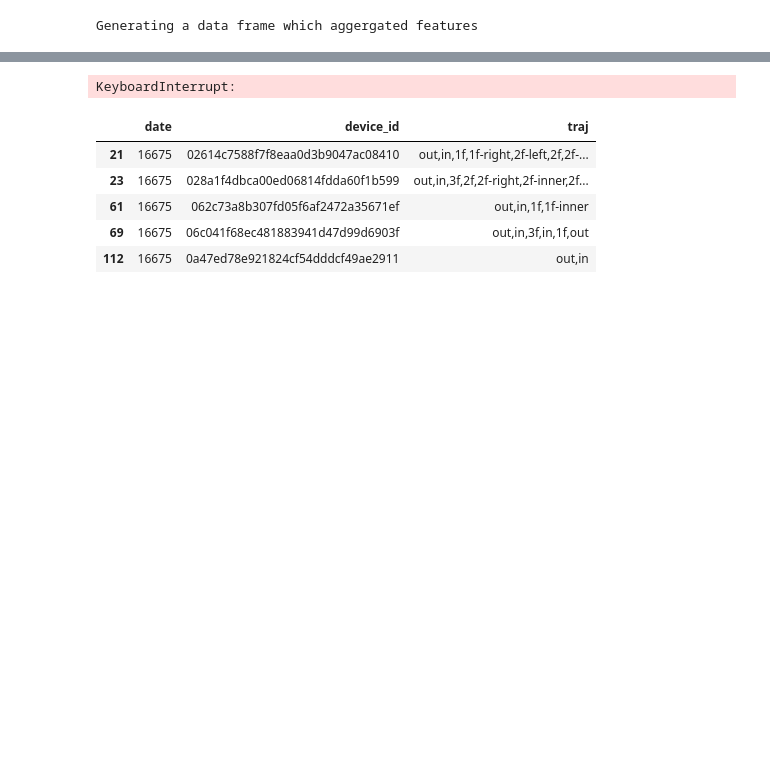
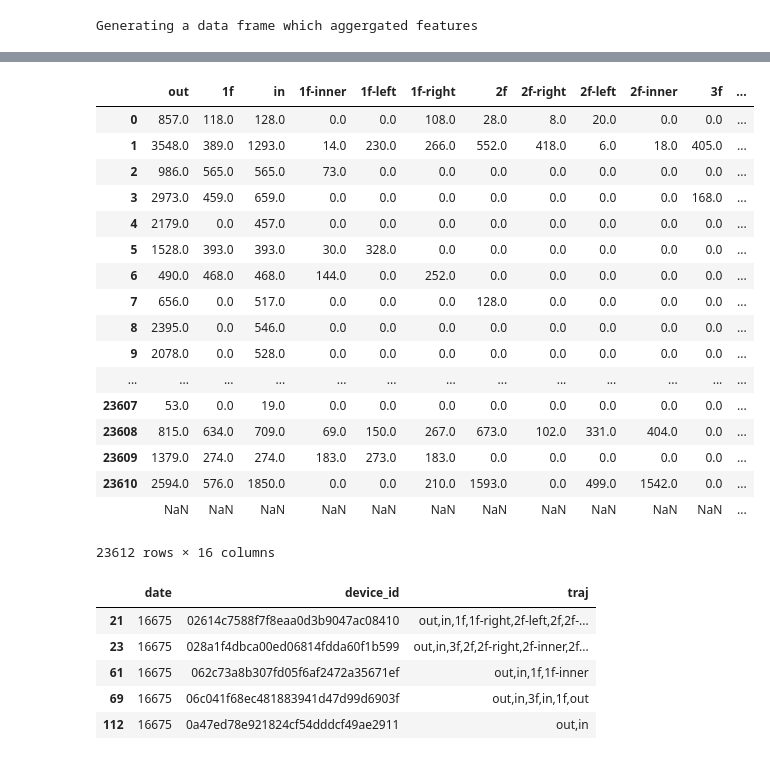
Before and after one commit to Yoo-Ju/MSRA_proposal_wifi_log, a Jupyter notebook: notebook/Preliminary_model(Index_each_moving_patterns).ipynb, the cells around one changed output, grey strips where cells are left out. Saved outputs shown, nothing was run; the diff lists cells and outputs as text; code cells hidden in the pictures; blank space fills up the shorter version.

```diff
--- a/notebook/Preliminary_model(Index_each_moving_patterns).ipynb
+++ b/notebook/Preliminary_model(Index_each_moving_patterns).ipynb
@@ -307,0 +502,2 @@ df.head(5)
+# %%
+mpframe2 = pd.concat((mpframe, extft), axis=1)
@@ -308,10 +525,66 @@ df.head(5)
+# %%
+mpframe2['date'] = mpframe2['date_device_id'].apply(lambda x: int(x[:5]))
+mpframe2['device_id'] = mpframe2['date_device_id'].apply(lambda x: x[6:])
+# %%
+### Count visit_counts for each user (history)
+
+mpframe2.loc[:,'cnt'] = 1
+mpframe2['new_visit_count'] = mpframe2[['device_id', 'cnt']].groupby('device_id').cumsum()
+# %%
+# trajs = trajs_full.loc[trajs_full.new_visit_count<=3]
+mpframe2.loc[:, 'revisit_intention'] = 0
+revisit_interval_thres = 90
+
+for ids in mpframe2['device_id'].unique():
+    dff = mpframe2.loc[mpframe2['device_id']==ids]
+    a = 0
+    date = 16672
+    prev_idx = ''
+    for index, row in dff.iterrows():
+        if a+1 == row['new_visit_count']:
+            if date+revisit_interval_thres > row['date']:
+#                 print('regular revisit: {0} days interval'.format(row['date']-date))
+#                 print('previous index: ',prev_idx)
+                mpframe2.set_value(prev_idx, 'revisit_intention', 1)
+                ## 이때만 하기.
+
+#             elif row['new_visit_count'] == 1:
+#                 print('regular revisit: {0} days interval'.format(row['date']-date))
+
+#             else:
+#                 print('Irregular revisit: {0} days interval'.format(row['date']-date))
+
+            prev_idx = index
+
+#             print(row,'\n')
+            a = row['new_visit_count']
+            date = row['date']
+# %%
+mpframe2[mpframe2.columns[10:]]
+# %% [output]
+|  | out | 1f | in | 1f-inner | 1f-left | 1f-right | 2f | 2f-right | 2f-left | 2f-inner | 3f | ... |
+| 0 | 857.0 | 118.0 | 128.0 | 0.0 | 0.0 | 108.0 | 28.0 | 8.0 | 20.0 | 0.0 | 0.0 | ... |
+| 1 | 3548.0 | 389.0 | 1293.0 | 14.0 | 230.0 | 266.0 | 552.0 | 418.0 | 6.0 | 18.0 | 405.0 | ... |
+| 2 | 986.0 | 565.0 | 565.0 | 73.0 | 0.0 | 0.0 | 0.0 | 0.0 | 0.0 | 0.0 | 0.0 | ... |
+| 3 | 2973.0 | 459.0 | 659.0 | 0.0 | 0.0 | 0.0 | 0.0 | 0.0 | 0.0 | 0.0 | 168.0 | ... |
+| 4 | 2179.0 | 0.0 | 457.0 | 0.0 | 0.0 | 0.0 | 0.0 | 0.0 | 0.0 | 0.0 | 0.0 | ... |
+| 5 | 1528.0 | 393.0 | 393.0 | 30.0 | 328.0 | 0.0 | 0.0 | 0.0 | 0.0 | 0.0 | 0.0 | ... |
+| 6 | 490.0 | 468.0 | 468.0 | 144.0 | 0.0 | 252.0 | 0.0 | 0.0 | 0.0 | 0.0 | 0.0 | ... |
+| 7 | 656.0 | 0.0 | 517.0 | 0.0 | 0.0 | 0.0 | 128.0 | 0.0 | 0.0 | 0.0 | 0.0 | ... |
+| 8 | 2395.0 | 0.0 | 546.0 | 0.0 | 0.0 | 0.0 | 0.0 | 0.0 | 0.0 | 0.0 | 0.0 | ... |
+| 9 | 2078.0 | 0.0 | 528.0 | 0.0 | 0.0 | 0.0 | 0.0 | 0.0 | 0.0 | 0.0 | 0.0 | ... |
+| ... | ... | ... | ... | ... | ... | ... | ... | ... | ... | ... | ... | ... |
+| 23607 | 53.0 | 0.0 | 19.0 | 0.0 | 0.0 | 0.0 | 0.0 | 0.0 | 0.0 | 0.0 | 0.0 | ... |
+| 23608 | 815.0 | 634.0 | 709.0 | 69.0 | 150.0 | 267.0 | 673.0 | 102.0 | 331.0 | 404.0 | 0.0 | ... |
+| 23609 | 1379.0 | 274.0 | 274.0 | 183.0 | 273.0 | 183.0 | 0.0 | 0.0 | 0.0 | 0.0 | 0.0 | ... |
+| 23610 | 2594.0 | 576.0 | 1850.0 | 0.0 | 0.0 | 210.0 | 1593.0 | 0.0 | 499.0 | 1542.0 | 0.0 | ... |
+|  | NaN | NaN | NaN | NaN | NaN | NaN | NaN | NaN | NaN | NaN | NaN | ... |
+23612 rows × 16 columns
 # %%
-### traj1: Generate trajectories for each moving patterns
-traj = df.groupby(['date', 'device_id'])['area']
+## traj1: Generate trajectories for each moving patterns
+traj = df.groupby(['date_device_id'])['area']
 trajformovings = traj.apply(lambda x: ','.join(x.sort_index(ascending=False))[::])
 traj1 = trajformovings.to_frame(name='traj').reset_index()
-# %% [output]
-KeyboardInterrupt:
 # %%
 outlogs = []
 strr = 'out'
```
Also changed, not shown: parts of 43 cells of this notebook, 4 other files.
